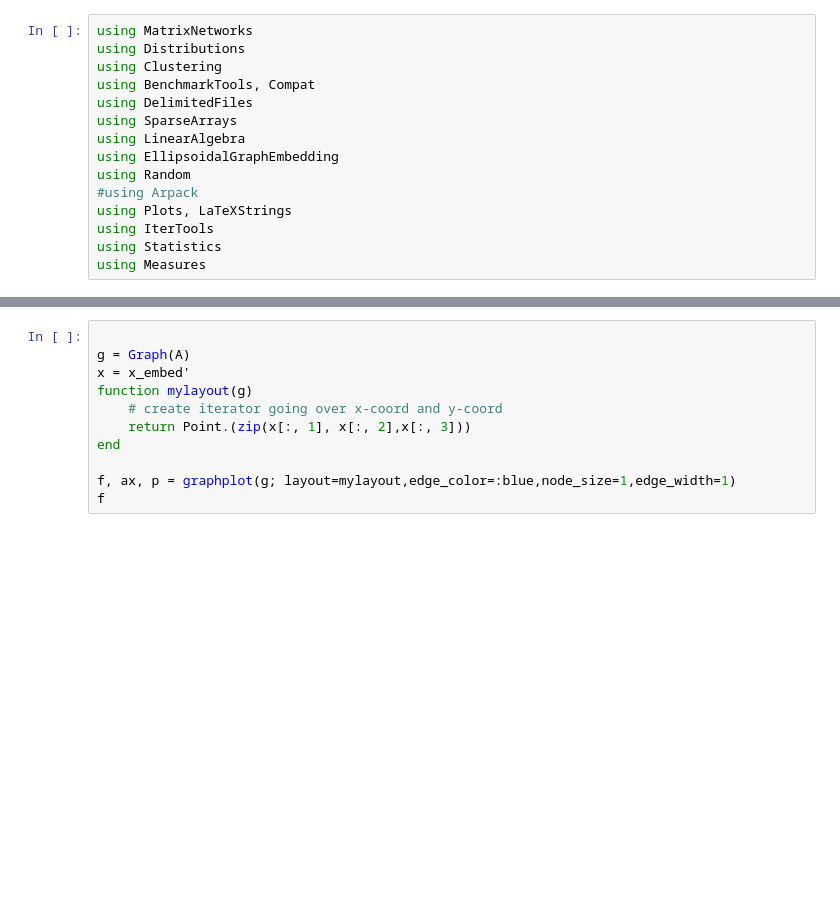
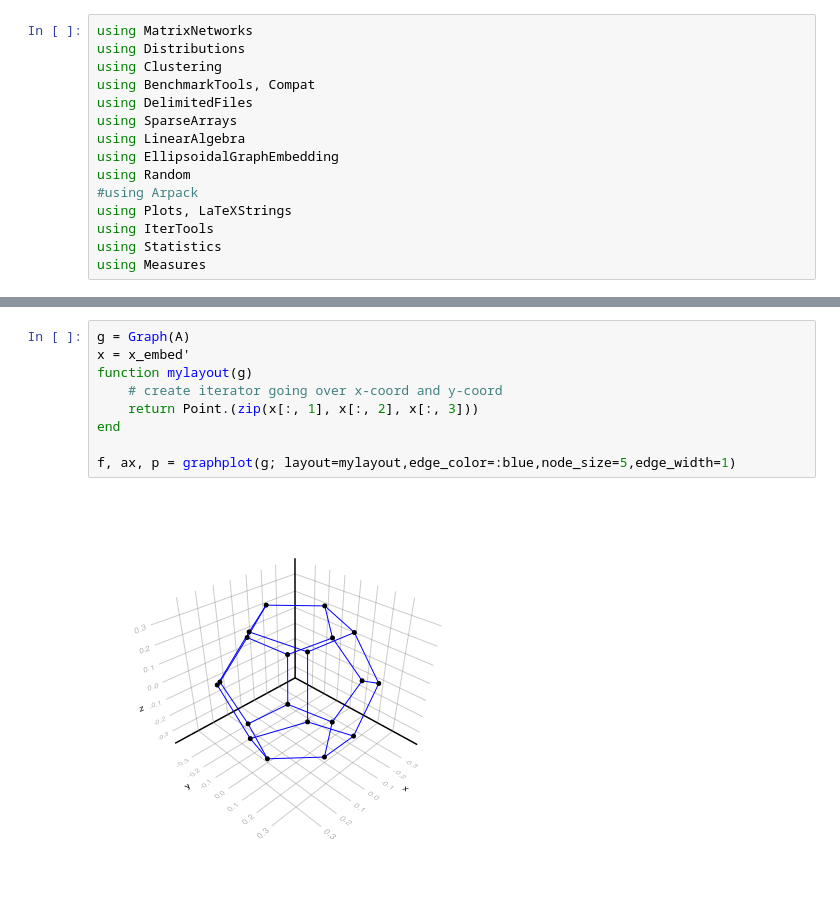
Before and after one commit to mrfanuel/EllipsoidalGraphEmbedding.jl, a Jupyter notebook: notebooks/small_scale_graphs.ipynb, the cells around one changed output, grey strips where cells are left out. Saved outputs shown, nothing was run; the diff lists cells and outputs as text; blank space fills up the shorter version.

```diff
--- a/notebooks/small_scale_graphs.ipynb
+++ b/notebooks/small_scale_graphs.ipynb
@@ -105,11 +94,11 @@ using CairoMakie.Colors
 # %%
-
 g = Graph(A)
 x = x_embed'
 function mylayout(g)
     # create iterator going over x-coord and y-coord
-    return Point.(zip(x[:, 1], x[:, 2],x[:, 3]))
+    return Point.(zip(x[:, 1], x[:, 2], x[:, 3]))
 end
 
-f, ax, p = graphplot(g; layout=mylayout,edge_color=:blue,node_size=1,edge_width=1)
-f
+f, ax, p = graphplot(g; layout=mylayout,edge_color=:blue,node_size=5,edge_width=1)
+# %% [output]
+[figure, added]
```
Also changed, not shown: parts of 4 cells of this notebook.
